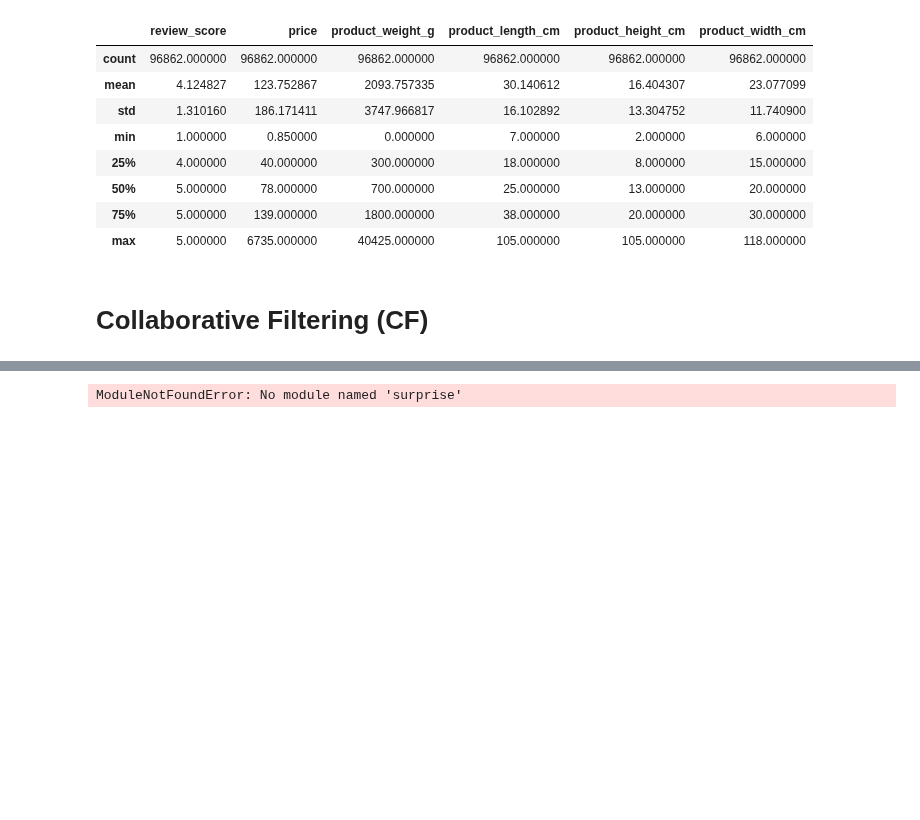
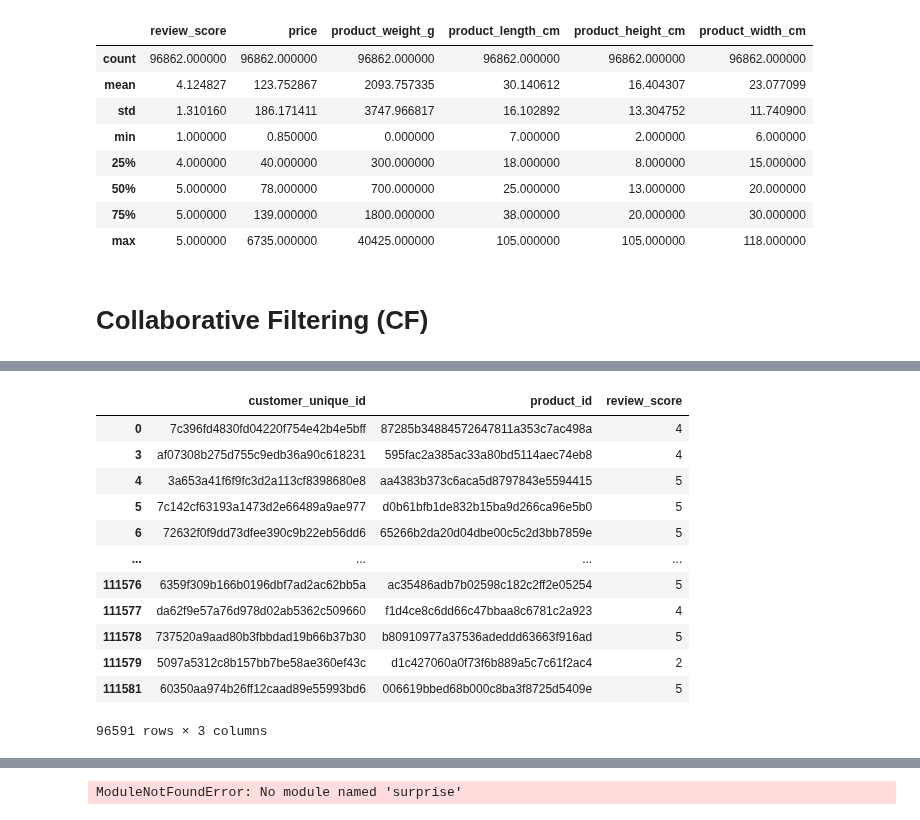
Before and after one commit to Daviedavie100/ML_MachineLearning, a Jupyter notebook: ecommerce.ipynb, the cells around one changed output, grey strips where cells are left out. Saved outputs shown, nothing was run; the diff lists cells and outputs as text; code cells hidden in the pictures; blank space fills up the shorter version.

```diff
--- a/ecommerce.ipynb
+++ b/ecommerce.ipynb
@@ -1027,6 +1020,18 @@ hint: See above for details.
 # %%
-# Keep only what you need for CF
-ratings = brazilian_ecommerce_clean[['customer_unique_id', 'product_id', 'review_score']]
-
-# Handle missing values (if any)
-ratings = ratings.dropna()
+# required columns for CF
+cf_data=brazilian_ecommerce_clean[['customer_unique_id', 'product_id', 'review_score']].drop_duplicates()
+cf_data
+# %% [output]
+|  | customer_unique_id | product_id | review_score |
+| 0 | 7c396fd4830fd04220f754e42b4e5bff | 87285b34884572647811a353c7ac498a | 4 |
+| 3 | af07308b275d755c9edb36a90c618231 | 595fac2a385ac33a80bd5114aec74eb8 | 4 |
+| 4 | 3a653a41f6f9fc3d2a113cf8398680e8 | aa4383b373c6aca5d8797843e5594415 | 5 |
+| 5 | 7c142cf63193a1473d2e66489a9ae977 | d0b61bfb1de832b15ba9d266ca96e5b0 | 5 |
+| 6 | 72632f0f9dd73dfee390c9b22eb56dd6 | 65266b2da20d04dbe00c5c2d3bb7859e | 5 |
+| ... | ... | ... | ... |
+| 111576 | 6359f309b166b0196dbf7ad2ac62bb5a | ac35486adb7b02598c182c2ff2e05254 | 5 |
+| 111577 | da62f9e57a76d978d02ab5362c509660 | f1d4ce8c6dd66c47bbaa8c6781c2a923 | 4 |
+| 111578 | 737520a9aad80b3fbbdad19b66b37b30 | b80910977a37536adeddd63663f916ad | 5 |
+| 111579 | 5097a5312c8b157bb7be58ae360ef43c | d1c427060a0f73f6b889a5c7c61f2ac4 | 2 |
+| 111581 | 60350aa974b26ff12caad89e55993bd6 | 006619bbed68b000c8ba3f8725d5409e | 5 |
+96591 rows × 3 columns
```
Also changed, not shown: parts of 11 cells of this notebook.
